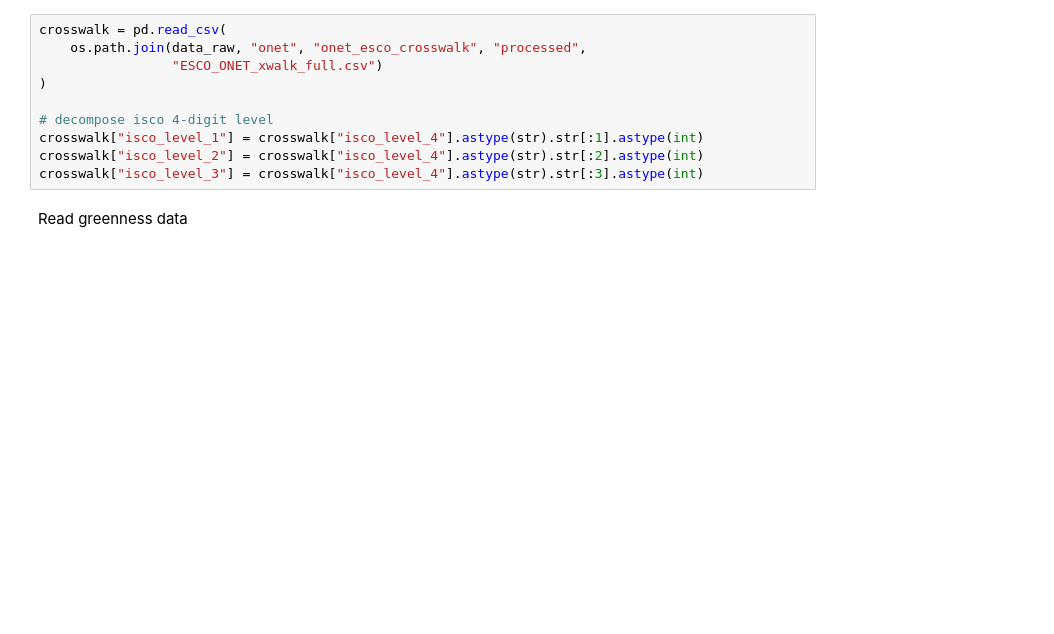
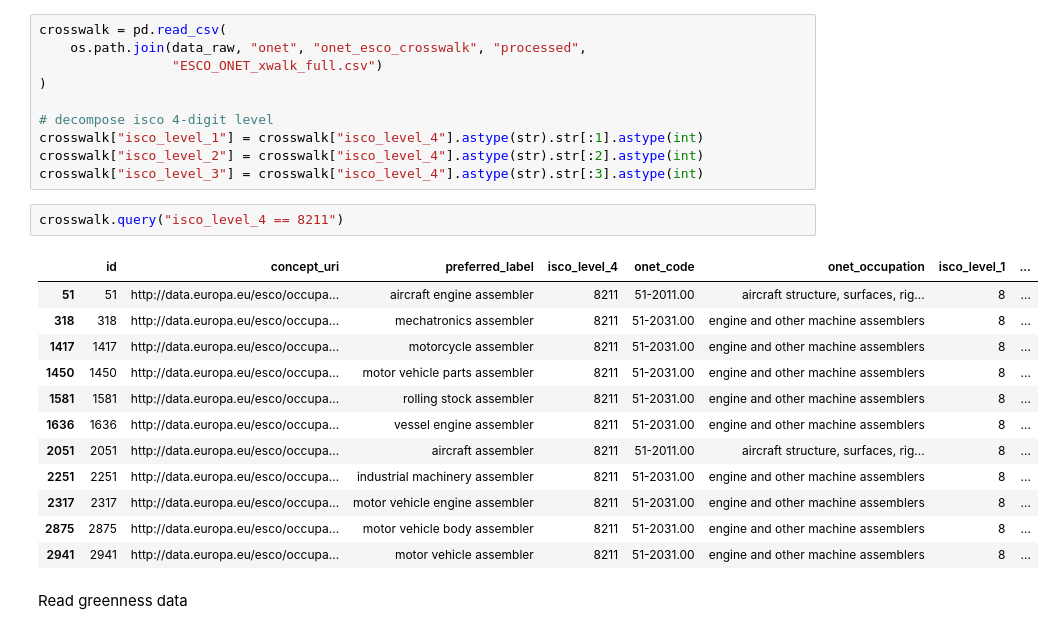
Before and after one commit to derpyninja/rejet, a Jupyter notebook: notebooks/04-fz-merge-metadata-to-esco-crosswalk.ipynb, the cells around one changed output. Drawn from its saved outputs; the diff is of its cells as text; blank space fills up the shorter version.

```diff
--- a/notebooks/04-fz-merge-metadata-to-esco-crosswalk.ipynb
+++ b/notebooks/04-fz-merge-metadata-to-esco-crosswalk.ipynb
@@ -63,6 +64,21 @@ crosswalk = pd.read_csv(
 crosswalk["isco_level_1"] = crosswalk["isco_level_4"].astype(str).str[:1].astype(int)
 crosswalk["isco_level_2"] = crosswalk["isco_level_4"].astype(str).str[:2].astype(int)
 crosswalk["isco_level_3"] = crosswalk["isco_level_4"].astype(str).str[:3].astype(int)
+# %%
+crosswalk.query("isco_level_4 == 8211")
+# %% [output]
+|  | id | concept_uri | preferred_label | isco_level_4 | onet_code | onet_occupation | isco_level_1 | ... |
+| 51 | 51 | http://data.europa.eu/esco/occupa... | aircraft engine assembler | 8211 | 51-2011.00 | aircraft structure, surfaces, rig... | 8 | ... |
+| 318 | 318 | http://data.europa.eu/esco/occupa... | mechatronics assembler | 8211 | 51-2031.00 | engine and other machine assemblers | 8 | ... |
+| 1417 | 1417 | http://data.europa.eu/esco/occupa... | motorcycle assembler | 8211 | 51-2031.00 | engine and other machine assemblers | 8 | ... |
+| 1450 | 1450 | http://data.europa.eu/esco/occupa... | motor vehicle parts assembler | 8211 | 51-2031.00 | engine and other machine assemblers | 8 | ... |
+| 1581 | 1581 | http://data.europa.eu/esco/occupa... | rolling stock assembler | 8211 | 51-2031.00 | engine and other machine assemblers | 8 | ... |
+| 1636 | 1636 | http://data.europa.eu/esco/occupa... | vessel engine assembler | 8211 | 51-2031.00 | engine and other machine assemblers | 8 | ... |
+| 2051 | 2051 | http://data.europa.eu/esco/occupa... | aircraft assembler | 8211 | 51-2011.00 | aircraft structure, surfaces, rig... | 8 | ... |
+| 2251 | 2251 | http://data.europa.eu/esco/occupa... | industrial machinery assembler | 8211 | 51-2031.00 | engine and other machine assemblers | 8 | ... |
+| 2317 | 2317 | http://data.europa.eu/esco/occupa... | motor vehicle engine assembler | 8211 | 51-2031.00 | engine and other machine assemblers | 8 | ... |
+| 2875 | 2875 | http://data.europa.eu/esco/occupa... | motor vehicle body assembler | 8211 | 51-2031.00 | engine and other machine assemblers | 8 | ... |
+| 2941 | 2941 | http://data.europa.eu/esco/occupa... | motor vehicle assembler | 8211 | 51-2031.00 | engine and other machine assemblers | 8 | ... |
 # %% [markdown]
 Read greenness data
 # %%
```
Also changed, not shown: parts of 26 cells of this notebook, 1 other file.
